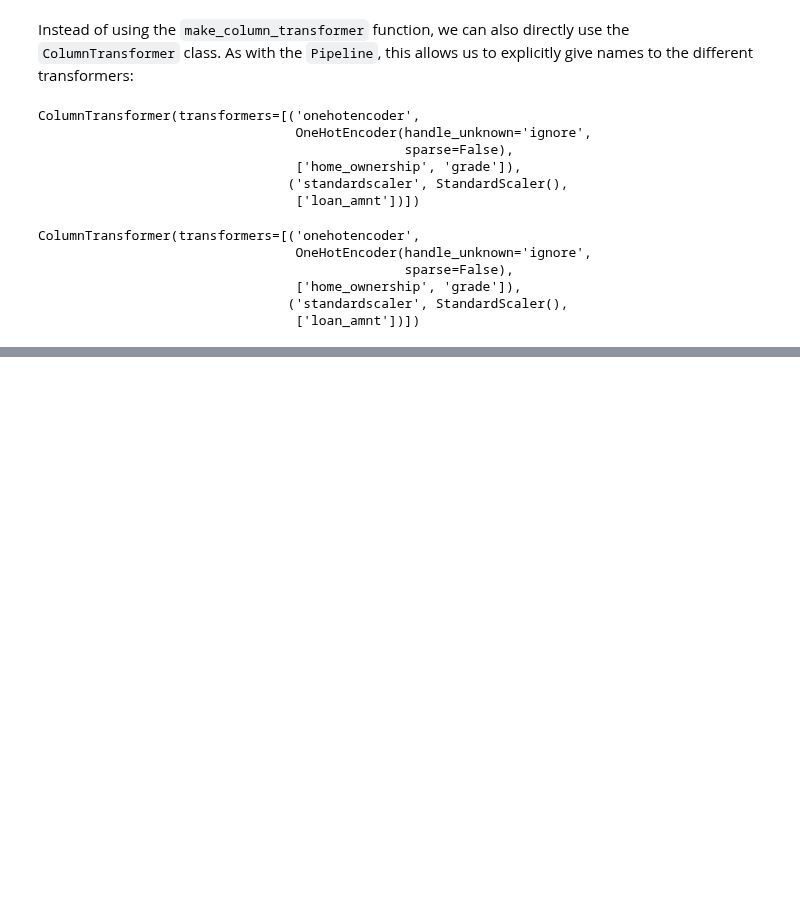
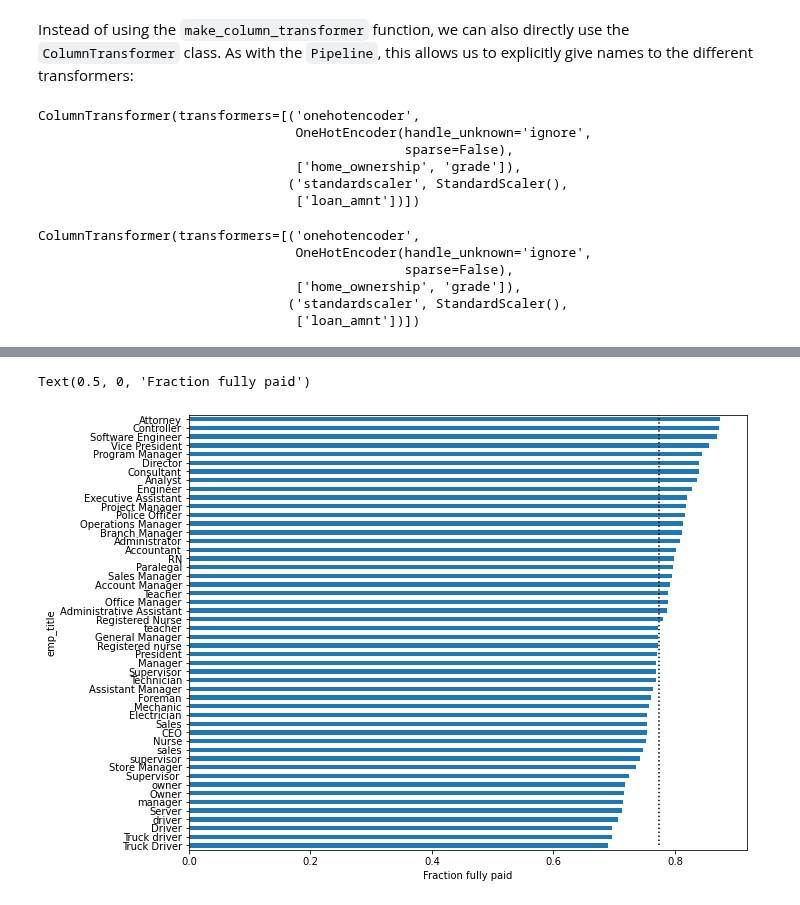
Before and after one commit to amueller/aml, a Jupyter notebook: 01-ml-workflow/04-categorical-variables.ipynb, the cells around one changed output, grey strips where cells are left out. Drawn from its saved outputs; the diff is of its cells as text; code cells hidden in the pictures; blank space fills up the shorter version.

```diff
--- a/01-ml-workflow/04-categorical-variables.ipynb
+++ b/01-ml-workflow/04-categorical-variables.ipynb
@@ -1141,0 +894,14 @@ TargetEncoder(cols='zipcode').fit_transform(data.frame, target)
+# %%
+# group by the employment title and take the loan status column
+loan_status_by_title = loans_50_jobs.groupby('emp_title').loan_status
+# some panda kung-fu: for each title, compute rations of fully paid and charged off, take only fully paid ones
+paid_fraction = loan_status_by_title.value_counts(normalize=True).unstack('loan_status')['Fully Paid']
+# TODO seaborn will make this better!
+# %%
+paid_fraction.sort_values().plot(kind='barh', figsize=(10, 8))
+overall_payment_ratio = loans_50_jobs.loan_status.value_counts(normalize=True)['Fully Paid']
+plt.vlines(overall_payment_ratio, 0, 50, linestyle=':')
+plt.xlabel("Fraction fully paid")
+# %% [output]
+Text(0.5, 0, 'Fraction fully paid')
+[figure, added]
```
Also changed, not shown: parts of 120 cells of this notebook.
